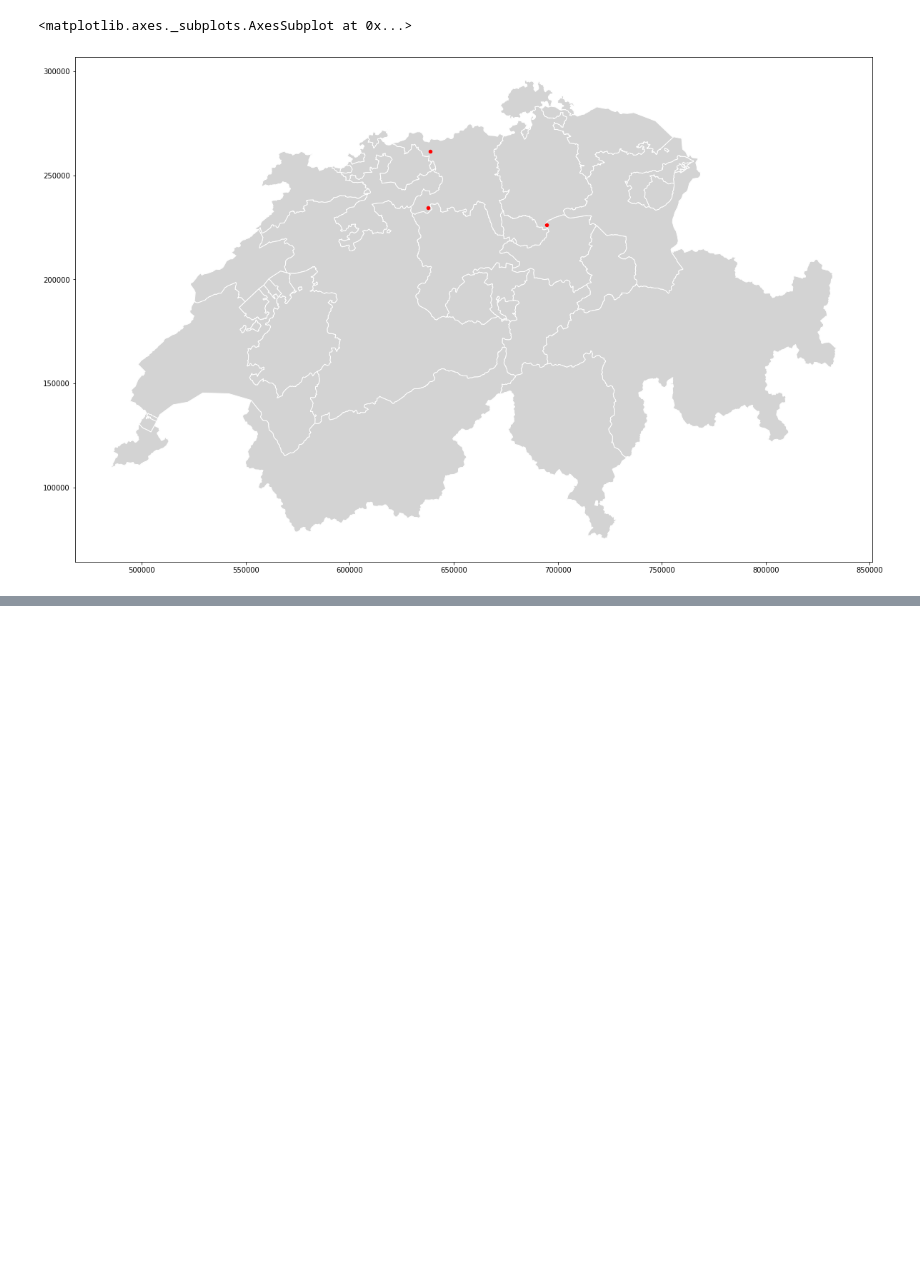
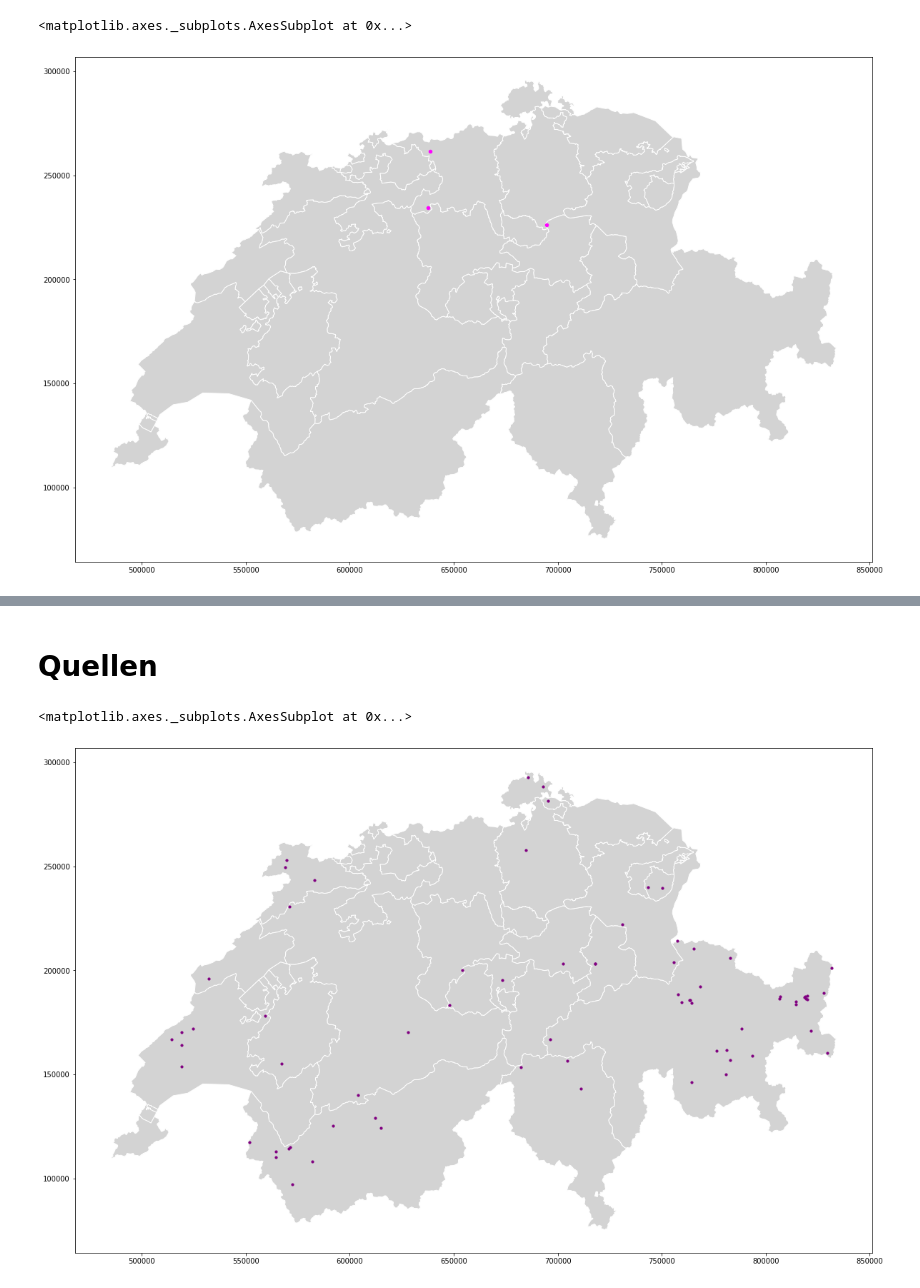
Before and after one commit to katrinnidzwetzki/cas-ddj-abschlussarbeit, a Jupyter notebook: ortsnamen_swisstopo_geopandas_plot.ipynb, the cells around one changed output, grey strips where cells are left out. Drawn from its saved outputs; the diff is of its cells as text; code cells hidden in the pictures; blank space fills up the shorter version.

```diff
--- a/ortsnamen_swisstopo_geopandas_plot.ipynb
+++ b/ortsnamen_swisstopo_geopandas_plot.ipynb
@@ -150,0 +200,11 @@ gdf_name.plot(markersize=20, color='red', ax=ax)
+# %% [markdown]
+# Quellen
+# %%
+gdf_quelle = gdf[gdf['OBJEKTART'] == 'Quelle']
+gdf_quelle = gdf_quelle.to_crs({'init': 'epsg:21781'})
+# %%
+ax = gdf_kantone.plot(figsize=(20,15), color='lightgrey', edgecolor='white',linewidth=1)
+gdf_quelle.plot(markersize=10, color='purple', ax=ax)
+# %% [output]
+<matplotlib.axes._subplots.AxesSubplot at 0x...>
+[figure, added]
```
Also changed, not shown: parts of 14 cells of this notebook.
